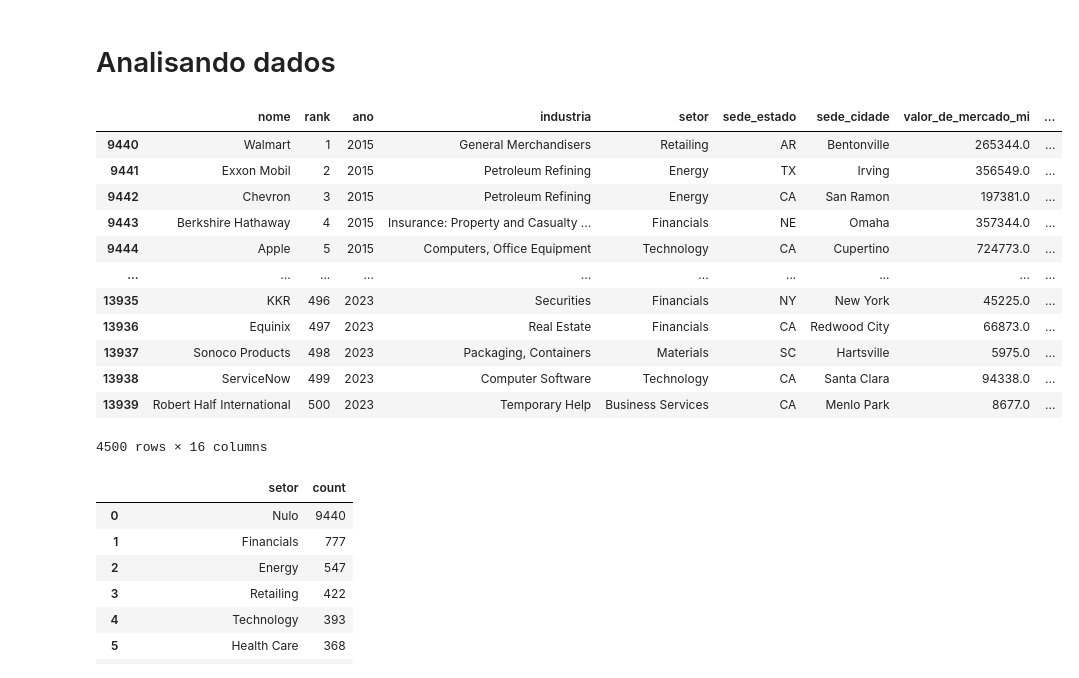
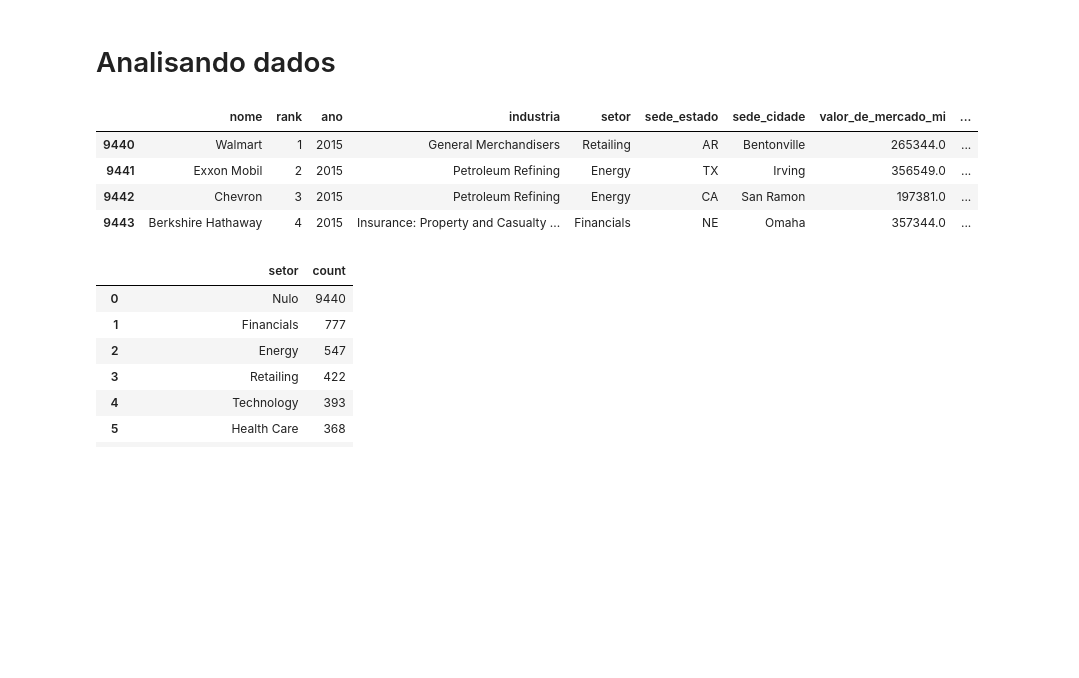
Before and after one commit to kaladabrio2020/AnalisandoFortunas, a Jupyter notebook: Analise.ipynb, the cells around one changed output. Drawn from its saved outputs; the diff is of its cells as text; code cells hidden in the pictures; blank space fills up the shorter version.

Commit message:
data130

```diff
--- a/Analise.ipynb
+++ b/Analise.ipynb
@@ -109,21 +109,13 @@ data.head(5)
 # %% [markdown]
 # Analisando dados
 # %%
-data.loc[data['setor']!='Nulo']
+data.loc[data['setor']!='Nulo'].head(4)
 # %% [output]
 |  | nome | rank | ano | industria | setor | sede_estado | sede_cidade | valor_de_mercado_mi | ... |
 | 9440 | Walmart | 1 | 2015 | General Merchandisers | Retailing | AR | Bentonville | 265344.0 | ... |
 | 9441 | Exxon Mobil | 2 | 2015 | Petroleum Refining | Energy | TX | Irving | 356549.0 | ... |
 | 9442 | Chevron | 3 | 2015 | Petroleum Refining | Energy | CA | San Ramon | 197381.0 | ... |
 | 9443 | Berkshire Hathaway | 4 | 2015 | Insurance: Property and Casualty ... | Financials | NE | Omaha | 357344.0 | ... |
-| 9444 | Apple | 5 | 2015 | Computers, Office Equipment | Technology | CA | Cupertino | 724773.0 | ... |
-| ... | ... | ... | ... | ... | ... | ... | ... | ... | ... |
-| 13935 | KKR | 496 | 2023 | Securities | Financials | NY | New York | 45225.0 | ... |
-| 13936 | Equinix | 497 | 2023 | Real Estate | Financials | CA | Redwood City | 66873.0 | ... |
-| 13937 | Sonoco Products | 498 | 2023 | Packaging, Containers | Materials | SC | Hartsville | 5975.0 | ... |
-| 13938 | ServiceNow | 499 | 2023 | Computer Software | Technology | CA | Santa Clara | 94338.0 | ... |
-| 13939 | Robert Half International | 500 | 2023 | Temporary Help | Business Services | CA | Menlo Park | 8677.0 | ... |
-4500 rows × 16 columns
 # %%
 data['setor'].value_counts().reset_index()
 # %% [output]
```
Also changed, not shown: parts of 7 cells of this notebook.
